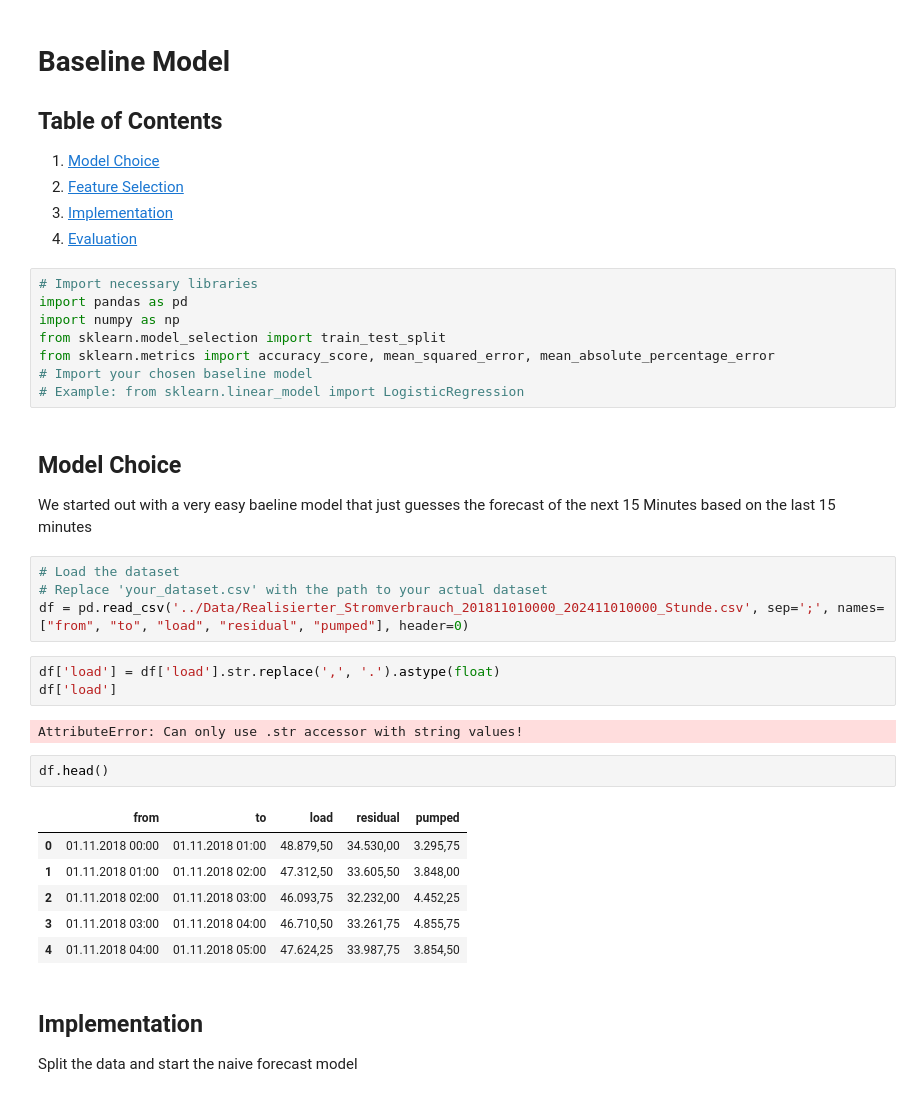
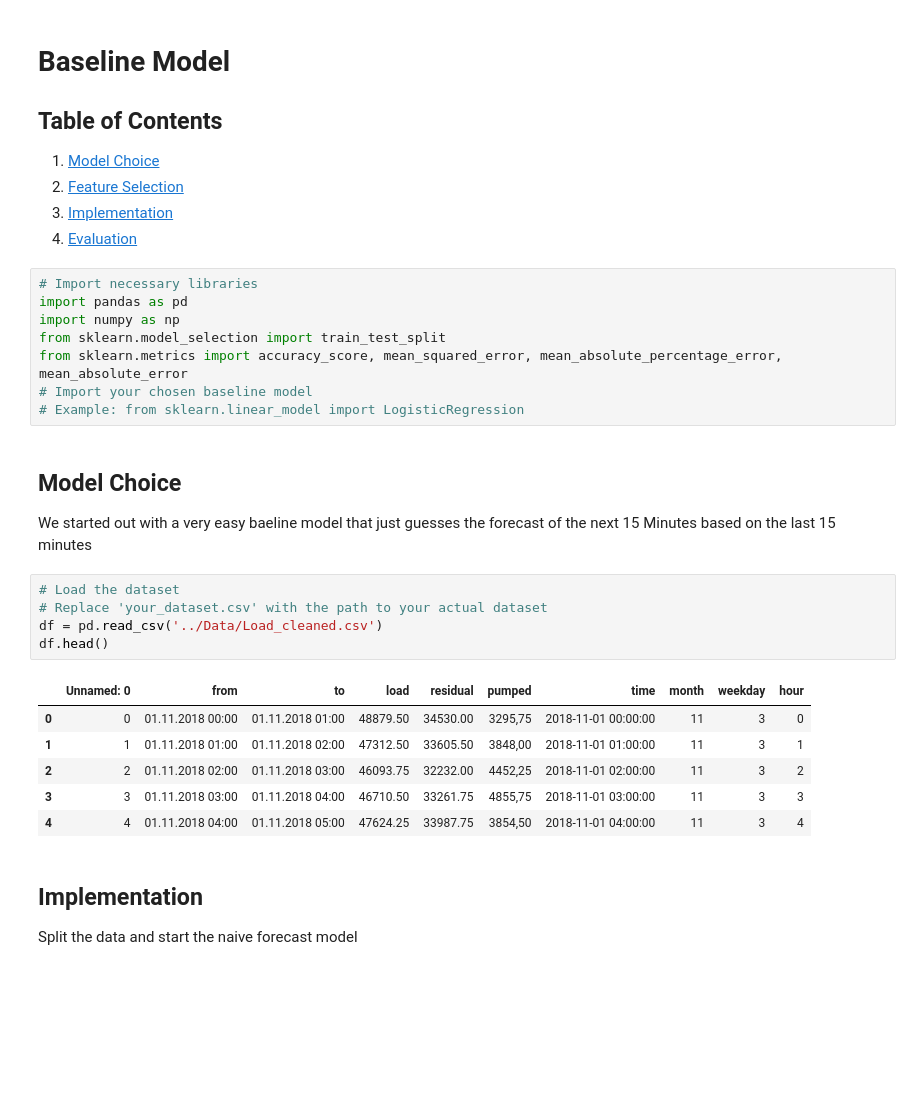
Before and after one commit to Timson1235/energy-timeseries-project, a Jupyter notebook: 2_BaselineModel/naive_forecast_tim.ipynb, the cells around one changed output. Drawn from its saved outputs; the diff is of its cells as text; blank space fills up the shorter version.

```diff
--- a/2_BaselineModel/naive_forecast_tim.ipynb
+++ b/2_BaselineModel/naive_forecast_tim.ipynb
@@ -11,7 +11,7 @@
 import pandas as pd
 import numpy as np
 from sklearn.model_selection import train_test_split
-from sklearn.metrics import accuracy_score, mean_squared_error, mean_absolute_percentage_error
+from sklearn.metrics import accuracy_score, mean_squared_error, mean_absolute_percentage_error, mean_absolute_error
 # Import your chosen baseline model
 # Example: from sklearn.linear_model import LogisticRegression
 # %% [markdown]
@@ -21,21 +21,15 @@ We started out with a very easy baeline model that just guesses the forecast of
 # %%
 # Load the dataset
 # Replace 'your_dataset.csv' with the path to your actual dataset
-df = pd.read_csv('../Data/Realisierter_Stromverbrauch_201811010000_202411010000_Stunde.csv', sep=';', names=["from", "to", "load", "residual", "pumped"], header=0)
+df = pd.read_csv('../Data/Load_cleaned.csv')
+df.head()
+# %% [output]
+|  | Unnamed: 0 | from | to | load | residual | pumped | time | month | weekday | hour |
+| 0 | 0 | 01.11.2018 00:00 | 01.11.2018 01:00 | 48879.50 | 34530.00 | 3295,75 | 2018-11-01 00:00:00 | 11 | 3 | 0 |
+| 1 | 1 | 01.11.2018 01:00 | 01.11.2018 02:00 | 47312.50 | 33605.50 | 3848,00 | 2018-11-01 01:00:00 | 11 | 3 | 1 |
+| 2 | 2 | 01.11.2018 02:00 | 01.11.2018 03:00 | 46093.75 | 32232.00 | 4452,25 | 2018-11-01 02:00:00 | 11 | 3 | 2 |
+| 3 | 3 | 01.11.2018 03:00 | 01.11.2018 04:00 | 46710.50 | 33261.75 | 4855,75 | 2018-11-01 03:00:00 | 11 | 3 | 3 |
+| 4 | 4 | 01.11.2018 04:00 | 01.11.2018 05:00 | 47624.25 | 33987.75 | 3854,50 | 2018-11-01 04:00:00 | 11 | 3 | 4 |
-# %%
-df['load'] = df['load'].str.replace(',', '.').astype(float)
-df['load']
-# %% [output]
-AttributeError: Can only use .str accessor with string values!
-# %%
-df.head()
-# %% [output]
-|  | from | to | load | residual | pumped |
-| 0 | 01.11.2018 00:00 | 01.11.2018 01:00 | 48.879,50 | 34.530,00 | 3.295,75 |
-| 1 | 01.11.2018 01:00 | 01.11.2018 02:00 | 47.312,50 | 33.605,50 | 3.848,00 |
-| 2 | 01.11.2018 02:00 | 01.11.2018 03:00 | 46.093,75 | 32.232,00 | 4.452,25 |
-| 3 | 01.11.2018 03:00 | 01.11.2018 04:00 | 46.710,50 | 33.261,75 | 4.855,75 |
-| 4 | 01.11.2018 04:00 | 01.11.2018 05:00 | 47.624,25 | 33.987,75 | 3.854,50 |
 # %% [markdown]
 ## Implementation
 
```
Also changed, not shown: parts of 1 cell of this notebook, 2 other files.
